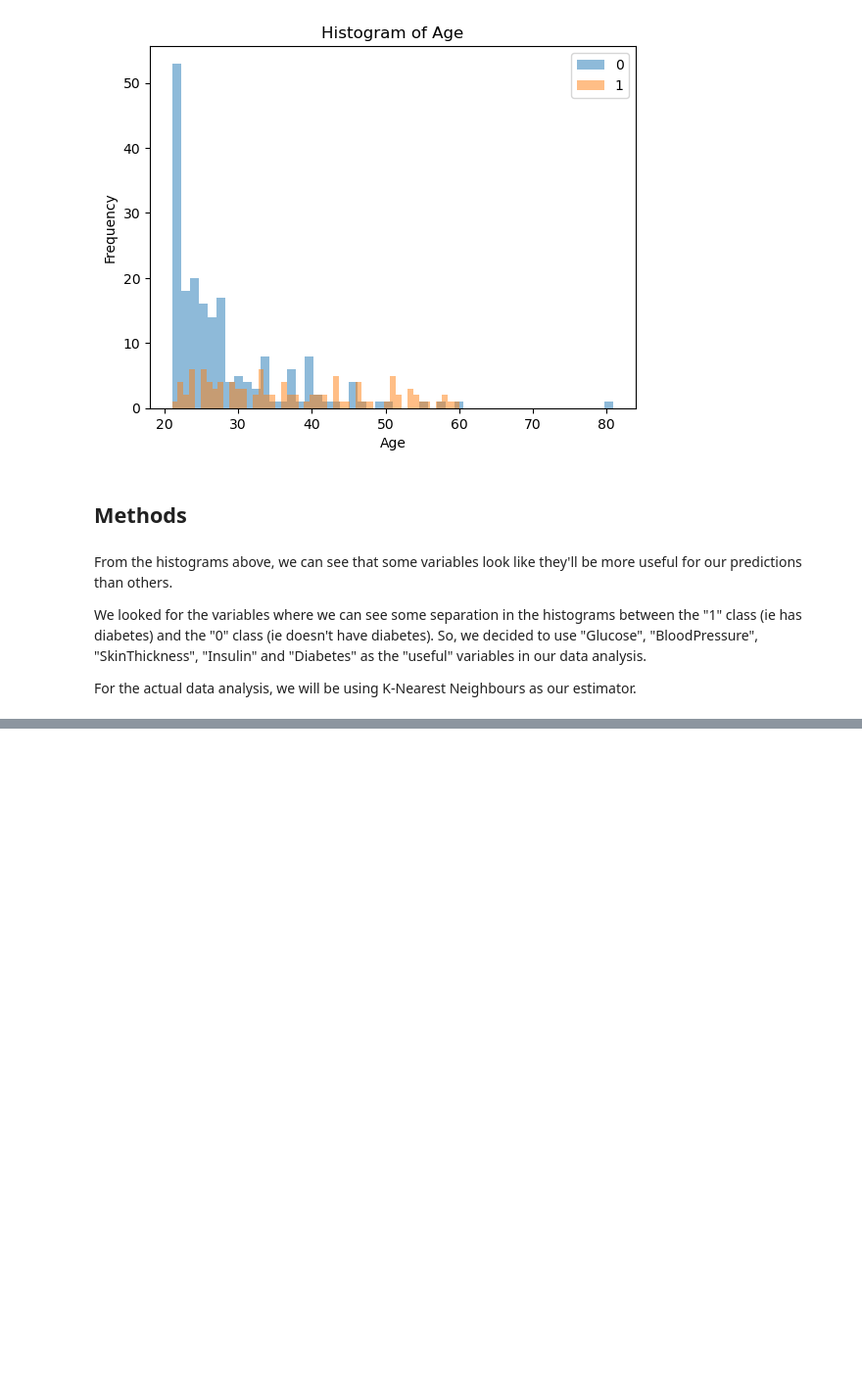
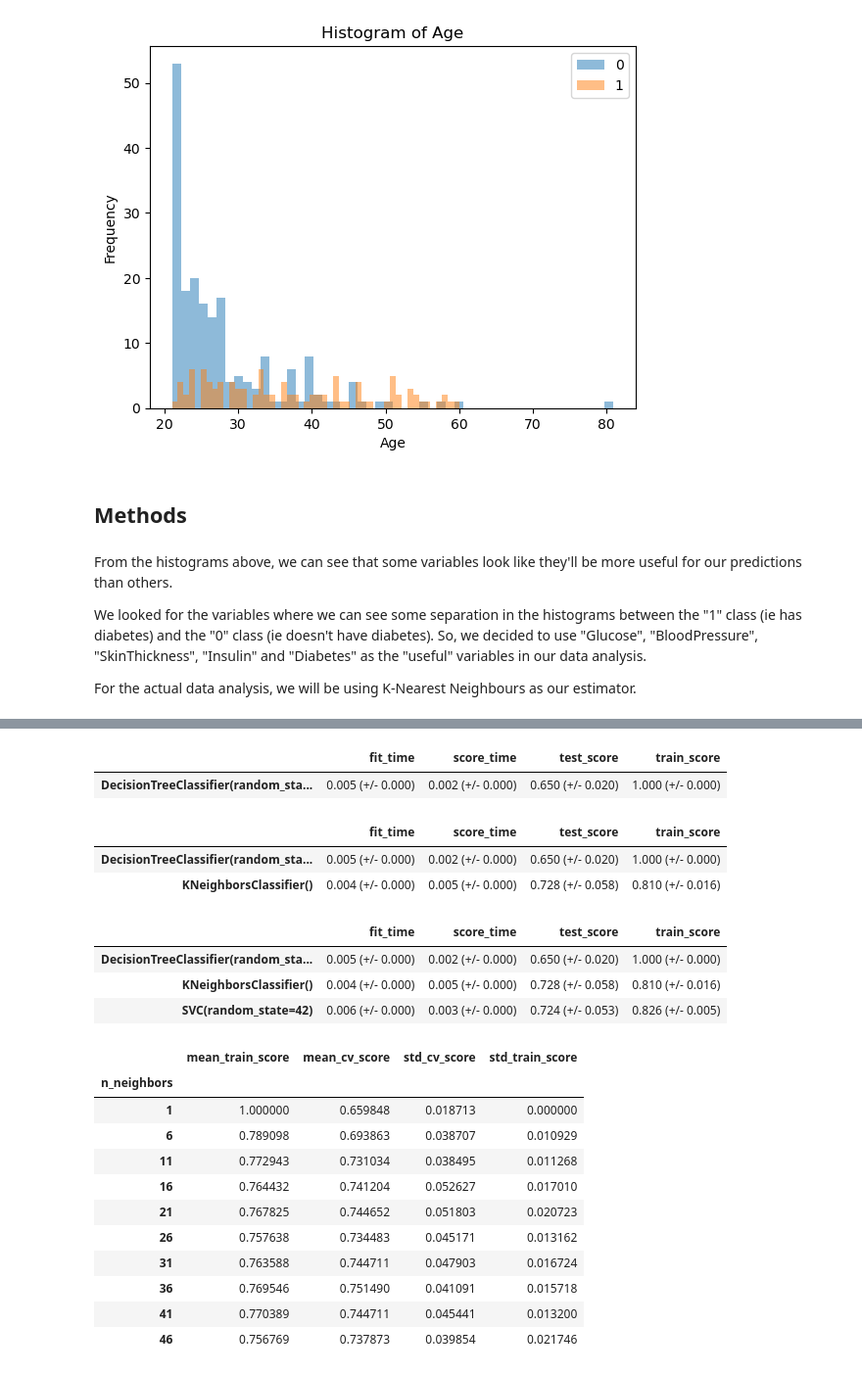
Before and after one commit to adipoluri/DSCI-100-Project, a Jupyter notebook: Proposal.ipynb, the cells around one changed output, grey strips where cells are left out. Shown: that part at 98% size. Cells and saved outputs as stored; diff of their text form; code cells hidden in the pictures; blank space fills up the shorter version.

```diff
--- a/Proposal.ipynb
+++ b/Proposal.ipynb
@@ -183,0 +253,33 @@ For the actual data analysis, we will be using K-Nearest Neighbours as our estim
+# %%
+pipe_dt = make_pipeline(StandardScaler(), models["decision tree"])
+diabetes_pred_results_dict[models["decision tree"]] = mean_std_cross_val_scores(
+    pipe_dt, X_train, y_train, cv=5, return_train_score=True
+)
+diabetes_pred_results_df = pd.DataFrame(diabetes_pred_results_dict).T
+diabetes_pred_results_df
+# %% [output]
+|  | fit_time | score_time | test_score | train_score |
+| DecisionTreeClassifier(random_sta... | 0.005 (+/- 0.000) | 0.002 (+/- 0.000) | 0.650 (+/- 0.020) | 1.000 (+/- 0.000) |
+# %%
+pipe_knn = make_pipeline(StandardScaler(), models["kNN"])
+diabetes_pred_results_dict[models["kNN"]] = mean_std_cross_val_scores(
+    pipe_knn, X_train, y_train, cv=5, return_train_score=True
+)
+diabetes_pred_results_df = pd.DataFrame(diabetes_pred_results_dict).T
+diabetes_pred_results_df
+# %% [output]
+|  | fit_time | score_time | test_score | train_score |
+| DecisionTreeClassifier(random_sta... | 0.005 (+/- 0.000) | 0.002 (+/- 0.000) | 0.650 (+/- 0.020) | 1.000 (+/- 0.000) |
+| KNeighborsClassifier() | 0.004 (+/- 0.000) | 0.005 (+/- 0.000) | 0.728 (+/- 0.058) | 0.810 (+/- 0.016) |
+# %%
+pipe_rbf = make_pipeline(StandardScaler(), models["RBF SVM"])
+diabetes_pred_results_dict[models["RBF SVM"]] = mean_std_cross_val_scores(
+    pipe_rbf, X_train, y_train, cv=5, return_train_score=True
+)
+diabetes_pred_results_df = pd.DataFrame(diabetes_pred_results_dict).T
+diabetes_pred_results_df
+# %% [output]
+|  | fit_time | score_time | test_score | train_score |
+| DecisionTreeClassifier(random_sta... | 0.005 (+/- 0.000) | 0.002 (+/- 0.000) | 0.650 (+/- 0.020) | 1.000 (+/- 0.000) |
+| KNeighborsClassifier() | 0.004 (+/- 0.000) | 0.005 (+/- 0.000) | 0.728 (+/- 0.058) | 0.810 (+/- 0.016) |
+| SVC(random_state=42) | 0.006 (+/- 0.000) | 0.003 (+/- 0.000) | 0.724 (+/- 0.053) | 0.826 (+/- 0.005) |
@@ -183,0 +307,16 @@ For the actual data analysis, we will be using K-Nearest Neighbours as our estim
+# %%
+results_df = results_df.set_index("n_neighbors")
+results_df
+# %% [output]
+|  | mean_train_score | mean_cv_score | std_cv_score | std_train_score |
+| n_neighbors |  |  |  |  |
+| 1 | 1.000000 | 0.659848 | 0.018713 | 0.000000 |
+| 6 | 0.789098 | 0.693863 | 0.038707 | 0.010929 |
+| 11 | 0.772943 | 0.731034 | 0.038495 | 0.011268 |
+| 16 | 0.764432 | 0.741204 | 0.052627 | 0.017010 |
+| 21 | 0.767825 | 0.744652 | 0.051803 | 0.020723 |
+| 26 | 0.757638 | 0.734483 | 0.045171 | 0.013162 |
+| 31 | 0.763588 | 0.744711 | 0.047903 | 0.016724 |
+| 36 | 0.769546 | 0.751490 | 0.041091 | 0.015718 |
+| 41 | 0.770389 | 0.744711 | 0.045441 | 0.013200 |
+| 46 | 0.756769 | 0.737873 | 0.039854 | 0.021746 |
```
Also changed, not shown: parts of 10 cells of this notebook.
